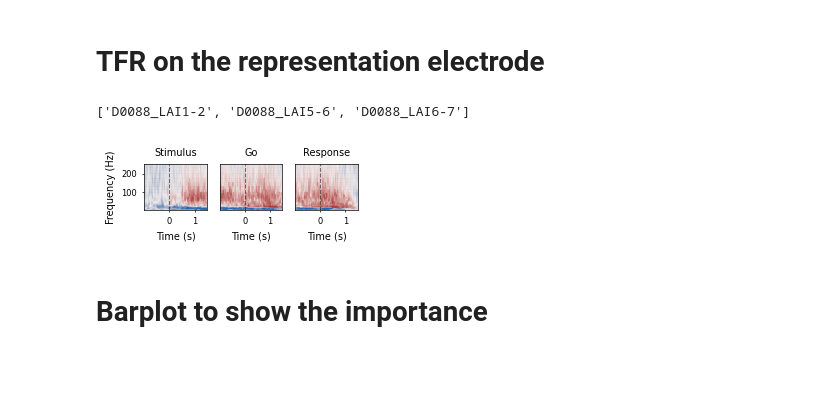
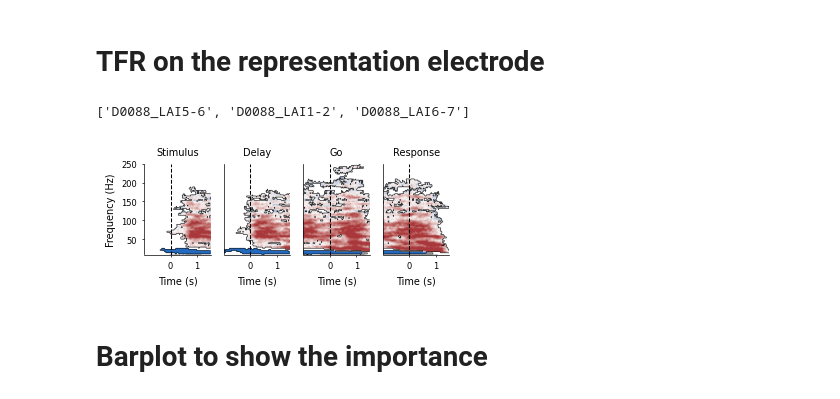
Before and after one commit to shinanlin/insula, a Jupyter notebook: viz/fig1.ipynb, the cells around one changed output. Cells and saved outputs as stored; diff of their text form; code cells hidden in the pictures; blank space fills up the shorter version.

```diff
--- a/viz/fig1.ipynb
+++ b/viz/fig1.ipynb
@@ -62,7 +62,7 @@ stats_paths.extend(
     BIDSPath(
         root=f'../results/{t}({ref})',
         datatype='HGA',
-        suffix='coord',
+        suffix='time',  # 注意这里改成 'time'
         check=False,
     ).match()
     for t in task
@@ -77,6 +77,7 @@ for path in tqdm(stats_paths):
 
 coords = pd.concat(coords)
 
+coords
 # rename INS to 'Insula'
 coords.loc[coords.roi == 'INS', 'roi'] = 'Insula'
 
@@ -347 +342,7 @@ PIC electrode count: 1664
+# %%
+fsavg_lh_surf, _ = mne.read_surface(f"{recon_dir}/fsaverage/surf/lh.pial")
+cvs_lh_surf, _ = mne.read_surface(f"{recon_dir}/cvs_avg35_inMNI152/surf/lh.pial")
+translation = cvs_lh_surf.mean(axis=0) - fsavg_lh_surf.mean(axis=0)
+
+coords_ap[['x','y','z']] = coords_ap[['x','y','z']].values + translation
 # %%
@@ -517,11 +501,11 @@ pickchannels = coords_ap[(coords_ap.subject==subject) &
           (coords_ap.roi=='AIC')].channel.unique().tolist()
 print(pickchannels)
 # %% [output]
-['D0088_LAI1-2', 'D0088_LAI5-6', 'D0088_LAI6-7']
+['D0088_LAI5-6', 'D0088_LAI1-2', 'D0088_LAI6-7']
 # %%
 # load all three phases
 description = 'Repeat'
-phases = ['Stimulus', 'Go', 'Response']
+phases = ['Stimulus','Delay','Go', 'Response']
 
 tfr_data = {}
 stats_data = {}
@@ -558,25 +542,26 @@ freqs = tfr_data['Go'].freqs
 times = {phase: tfr_data[phase].times for phase in phases}
 ch_data = {phase: tfr_data[phase].get_data()[i] for phase in phases}
 
-p_threshold = 0.01
+p_threshold = 0.05
 significant = {phase: (stats_data[phase]['pvals'][idx[phase]] < p_threshold) &
                         (stats_data[phase]['mask'][idx[phase]] > 0)
                for phase in phases}
 
 # Use consistent color scaling across all phases
 all_data = np.concatenate([ch_data[phase] for phase in phases])
-vmin, vmax = np.percentile(all_data, [2, 98])
+vmin, vmax = np.percentile(all_data, [10, 95])
 
-fig, axes = plt.subplots(1, 3, figsize=(7*cm, 1.5*cm))
+fig, axes = plt.subplots(1, 4, figsize=(10*cm, 3*cm))
 
 plt.subplots_adjust(wspace=0.2)
 for ax, phase in zip(axes, phases):
+
     # Plot TFR
-    im = ax.pcolormesh(
-        times[phase], freqs, ch_data[phase],
-        shading='gouraud', cmap='vlag', rasterized=True,
-        vmin=vmin, vmax=vmax, alpha=0.2
-    )
+    # im = ax.pcolormesh(
+    #     times[phase], freqs, ch_data[phase],
+    #     shading='gouraud', cmap='vlag', rasterized=True,
+    #     vmin=vmin, vmax=vmax, alpha=0.2
+    # )
 
     # Add significant regions with overlay method
     if np.any(significant[phase]):
@@ -588,51 +573,45 @@ for ax, phase in zip(axes, phases):
         non_sig_data = ch_data[phase].copy()
         non_sig_data[significant[phase]] = np.nan
 
-        ax.pcolormesh(
-            times[phase], freqs, non_sig_data,
-            shading='gouraud', cmap='vlag', rasterized=True,
-            vmin=vmin, vmax=vmax, alpha=0.1
-        )
-
         # Plot significant regions fully opaque
         sig_data = ch_data[phase].copy()
         sig_data[~significant[phase]] = np.nan
 
         ax.pcolormesh(
             times[phase], freqs, sig_data,
             shading='gouraud', cmap='vlag', rasterized=True,
-            vmin=vmin, vmax=vmax, alpha=1.0
+            vmin=vmin, vmax=vmax, alpha=0.9
         )
 
-        # print(f'len is {])}')
-
         # Add subtle contour boundary
-        # ax.contour(times[phase], freqs, sig_cluster,
-        #         levels=[0.5],
-        #         colors='black',
-        #         alpha=0.3,
-        #         linewidths=0.3,
-        #         linestyles='-')
+        ax.contour(times[phase], freqs, sig_cluster,
+                levels=[0.5],
+                colors='black',
+                alpha=0.8,
+                linewidths=0.5,
+                linestyles='-')
 
     ax.set_title(phase, fontsize=7)
     ax.set_ylim(10, 250)
-    ax.axvline(x=0, color='k', linestyle='--', alpha=0.5, lw=.75)
+    ax.axvline(x=0, color='k', linestyle='--', alpha=1, lw=.75)
 
     # Only show labels on leftmost plot
     if phase == 'Stimulus':
         ax.set_ylabel('Frequency (Hz)', fontsize=7)
     ax.set_xlabel('Time (s)', fontsize=7)
     ax.tick_params(labelsize=6, width=.5, length=1.5, which='both')
     plt.setp(ax.spines.values(), linewidth=.5)
 
     # remove y ticks
     if ax != axes[0]:
         ax.set_yticks([])
 
-fig.savefig('../img/fig1/fig1_example_electrode.svg', dpi=300, bbox_inches='tight')
+    sns.despine(ax=ax)
+
+fig.savefig('../img/fig1/fig1_example_electrode_tfr.svg', dpi=300, bbox_inches='tight')
 plt.show()
 # %% [output]
-[figure, old version]
+[figure, new version]
 # %% [markdown]
 # Barplot to show the importance
 # %%
```
Also changed, not shown: parts of 19 cells of this notebook, 15 other files.
